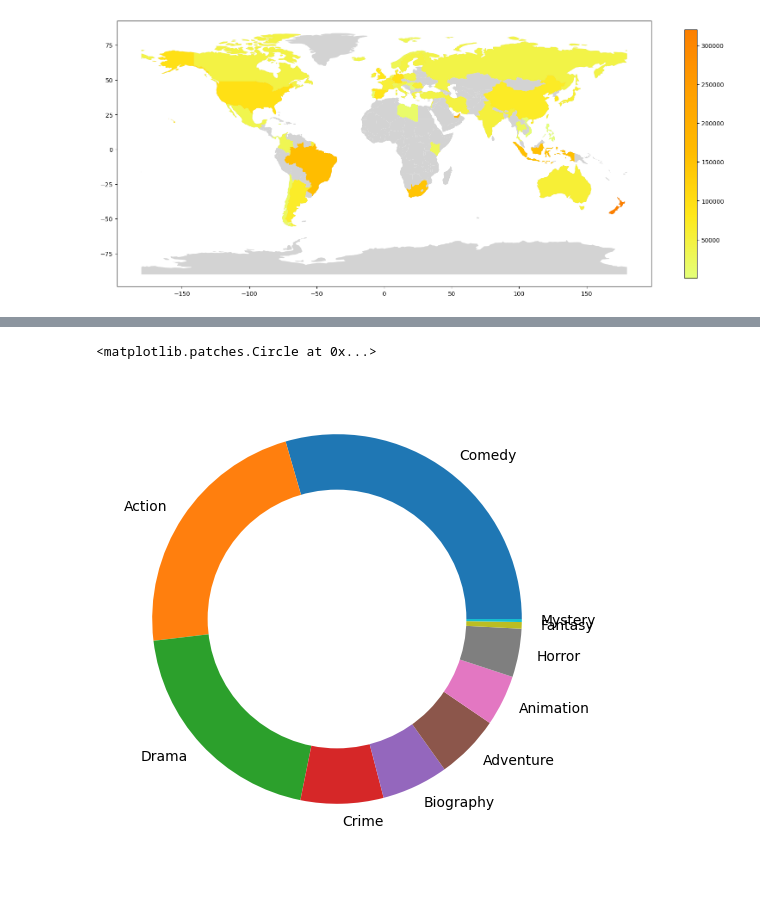
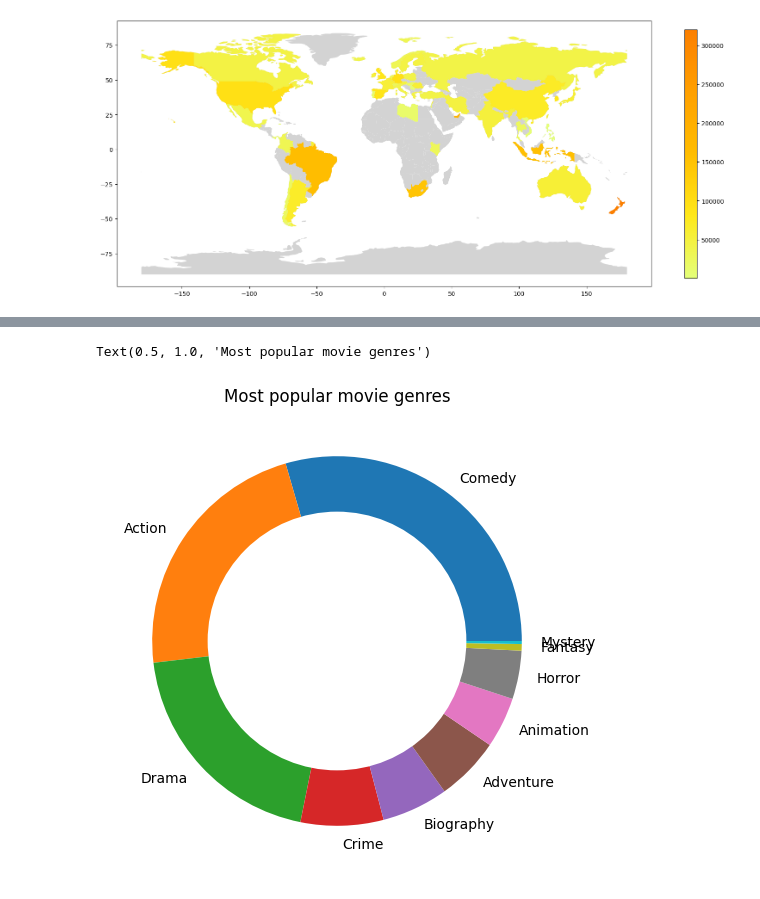
Before and after one commit to Shintenza/data-science-lectures, a Jupyter notebook: task_1-optional/notebook.ipynb, the cells around one changed output, grey strips where cells are left out. Saved outputs shown, nothing was run; the diff lists cells and outputs as text; code cells hidden in the pictures.

```diff
--- a/task_1-optional/notebook.ipynb
+++ b/task_1-optional/notebook.ipynb
@@ -111,10 +256,11 @@ Text(0, 0.5, 'popularity')
 # %%
 popular_genres_df = df['genre'].value_counts().reset_index(name='count')
 popular_genres_df = popular_genres_df[popular_genres_df['count'] >= 20]
 fig, ax = plt.subplots(figsize=(6, 6))
 ax.pie(popular_genres_df['count'], labels=popular_genres_df['genre'])
 centre_circle = plt.Circle((0, 0), 0.70, fc='white')
 ax.add_patch(centre_circle)
+plt.title('Most popular movie genres')
 # %% [output]
-<matplotlib.patches.Circle at 0x...>
+Text(0.5, 1.0, 'Most popular movie genres')
-[figure, old version]
+[figure, new version]
```
Also changed, not shown: parts of 22 cells of this notebook.
